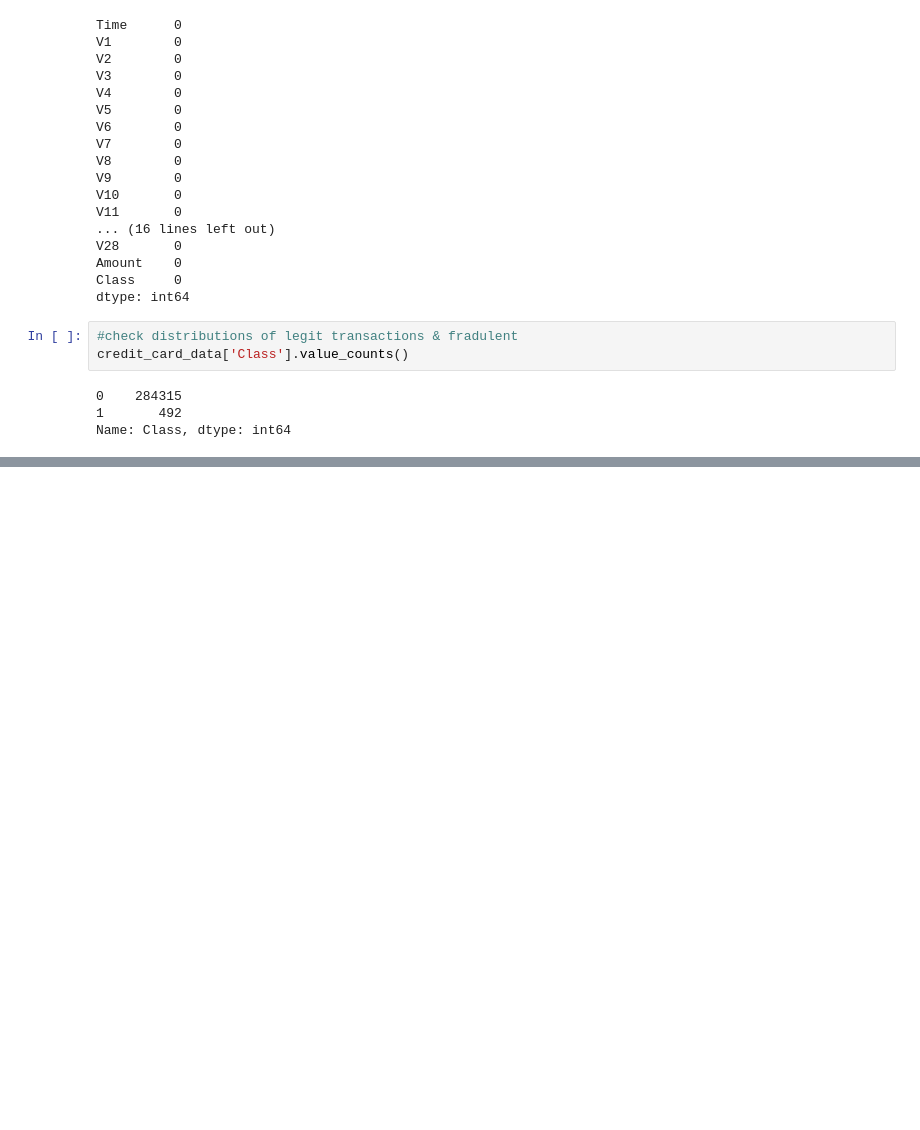
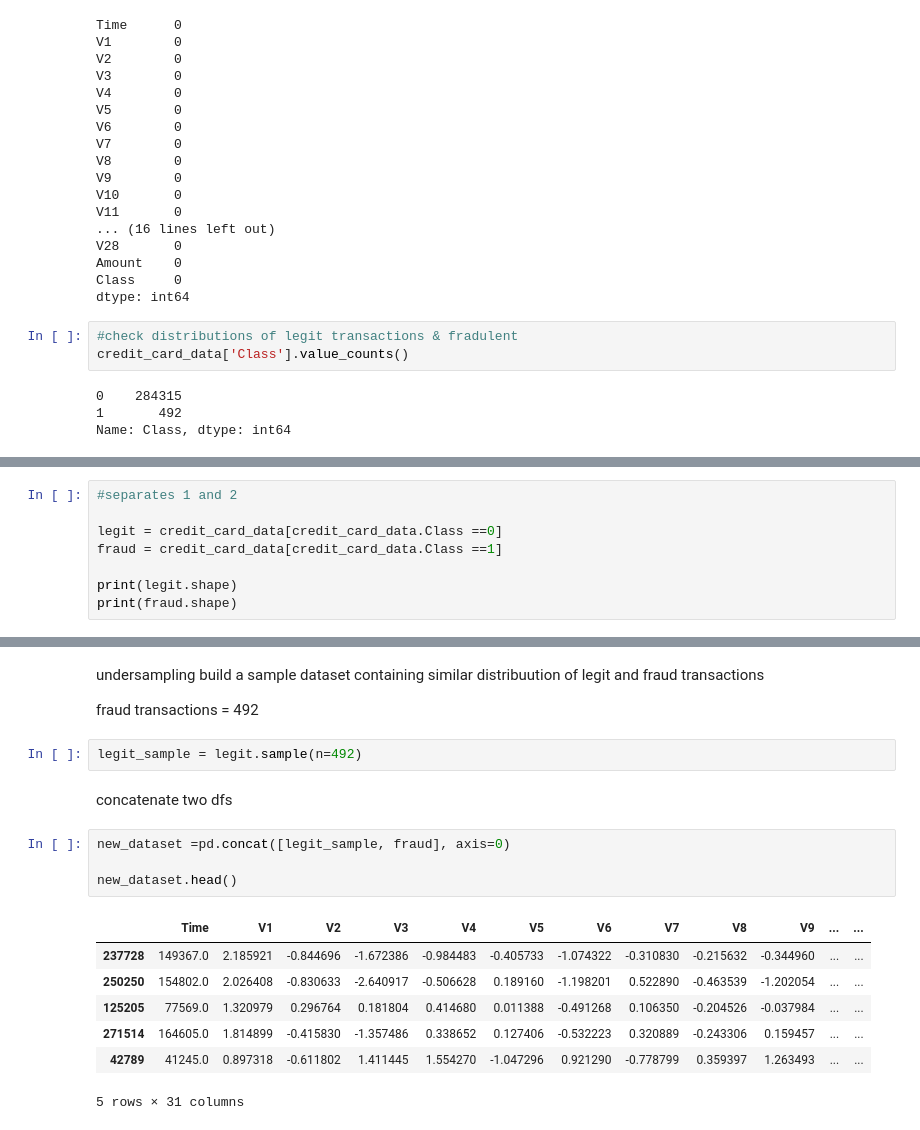
Before and after one commit to Agnes-Kalunda/data-analysis, a Jupyter notebook: main.ipynb, the cells around one changed output, grey strips where cells are left out. Cells and saved outputs as stored; diff of their text form; blank space fills up the shorter version.

Commit message:
new dataset with equal data

```diff
--- a/main.ipynb
+++ b/main.ipynb
@@ -79,0 +85,8 @@ Name: Class, dtype: int64
+# %%
+#separates 1 and 2
+
+legit = credit_card_data[credit_card_data.Class ==0]
+fraud = credit_card_data[credit_card_data.Class ==1]
+
+print(legit.shape)
+print(fraud.shape)
@@ -79,0 +130,21 @@ Name: Class, dtype: int64
+# %% [markdown]
+undersampling
+build  a sample dataset containing similar distribuution of legit and fraud transactions
+
+fraud transactions = 492
+# %%
+legit_sample = legit.sample(n=492)
+# %% [markdown]
+concatenate two dfs
+# %%
+new_dataset =pd.concat([legit_sample, fraud], axis=0)
+
+new_dataset.head()
+# %% [output]
+|  | Time | V1 | V2 | V3 | V4 | V5 | V6 | V7 | V8 | V9 | ... | ... |
+| 237728 | 149367.0 | 2.185921 | -0.844696 | -1.672386 | -0.984483 | -0.405733 | -1.074322 | -0.310830 | -0.215632 | -0.344960 | ... | ... |
+| 250250 | 154802.0 | 2.026408 | -0.830633 | -2.640917 | -0.506628 | 0.189160 | -1.198201 | 0.522890 | -0.463539 | -1.202054 | ... | ... |
+| 125205 | 77569.0 | 1.320979 | 0.296764 | 0.181804 | 0.414680 | 0.011388 | -0.491268 | 0.106350 | -0.204526 | -0.037984 | ... | ... |
+| 271514 | 164605.0 | 1.814899 | -0.415830 | -1.357486 | 0.338652 | 0.127406 | -0.532223 | 0.320889 | -0.243306 | 0.159457 | ... | ... |
+| 42789 | 41245.0 | 0.897318 | -0.611802 | 1.411445 | 1.554270 | -1.047296 | 0.921290 | -0.778799 | 0.359397 | 1.263493 | ... | ... |
+5 rows × 31 columns
```
Also changed, not shown: parts of 7 cells of this notebook.
